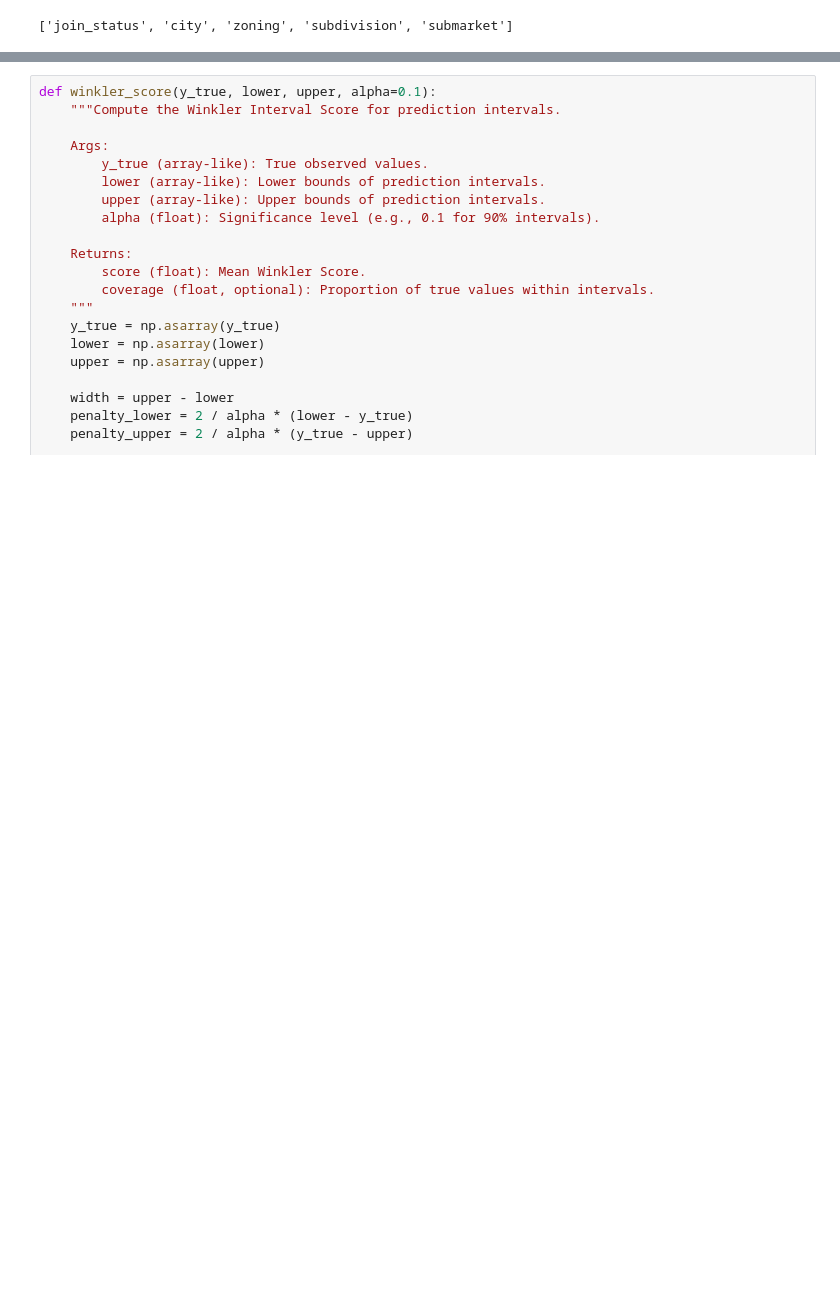
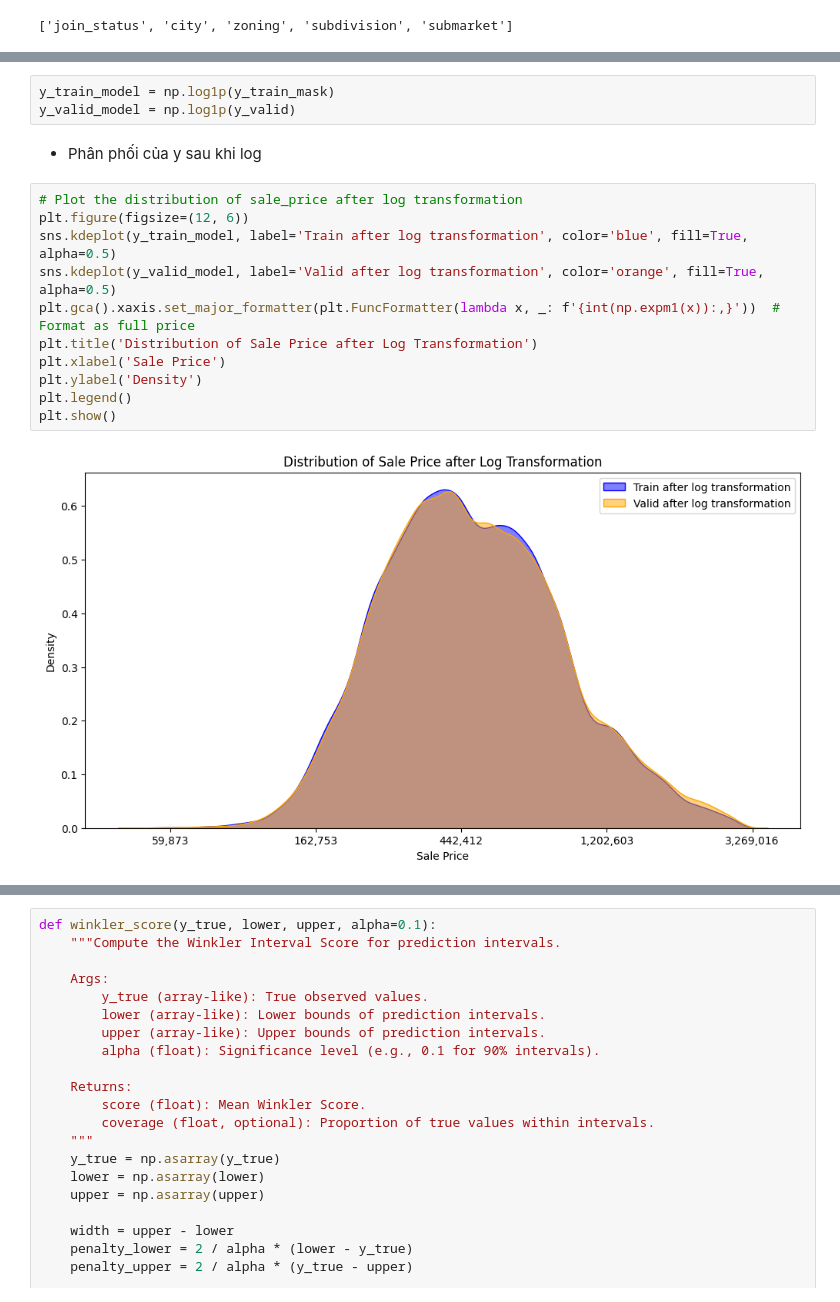
Before and after one commit to uyen312/Project_PTDLTM, a Jupyter notebook: C2/lightGbm.ipynb, the cells around one changed output, grey strips where cells are left out. Saved outputs shown, nothing was run; the diff lists cells and outputs as text; blank space fills up the shorter version.

```diff
--- a/C2/lightGbm.ipynb
+++ b/C2/lightGbm.ipynb
@@ -274,0 +331,18 @@ X_test_processed_df.columns = [clean_text(col) for col in X_test_processed_df.co
+# %%
+y_train_model = np.log1p(y_train_mask)
+y_valid_model = np.log1p(y_valid)
+# %% [markdown]
+- Phân phối của y sau khi log
+# %%
+# Plot the distribution of sale_price after log transformation
+plt.figure(figsize=(12, 6))
+sns.kdeplot(y_train_model, label='Train after log transformation', color='blue', fill=True, alpha=0.5)
+sns.kdeplot(y_valid_model, label='Valid after log transformation', color='orange', fill=True, alpha=0.5)
+plt.gca().xaxis.set_major_formatter(plt.FuncFormatter(lambda x, _: f'{int(np.expm1(x)):,}'))  # Format as full price
+plt.title('Distribution of Sale Price after Log Transformation')
+plt.xlabel('Sale Price')
+plt.ylabel('Density')
+plt.legend()
+plt.show()
+# %% [output]
+[figure, added]
```
Also changed, not shown: parts of 93 cells of this notebook, 1 other file.
